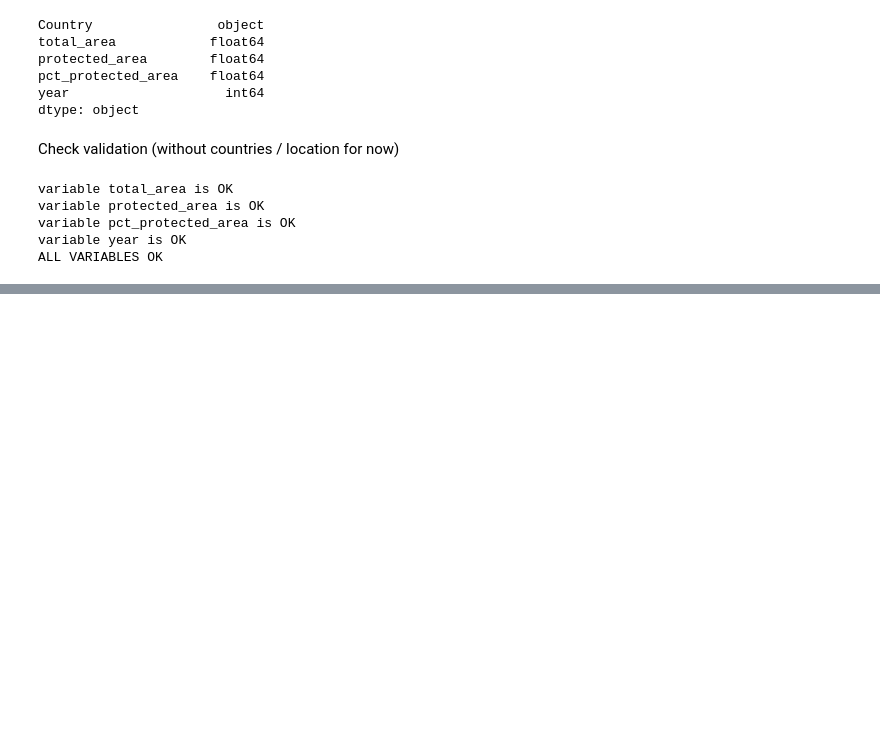
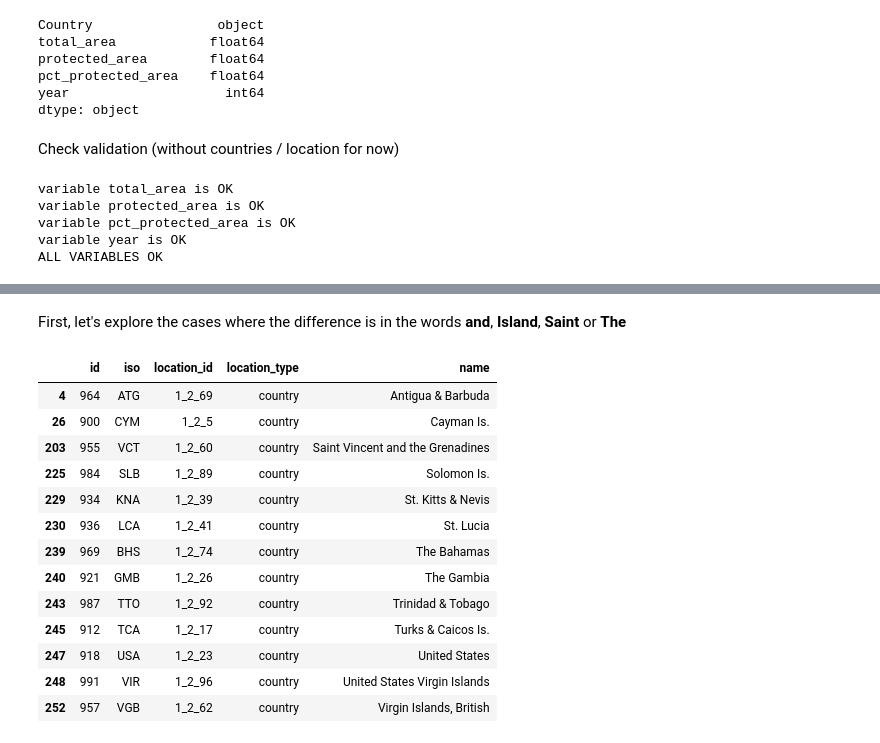
Before and after one commit to Vizzuality/mangrove-atlas, a Jupyter notebook: data/notebooks/Lab/areas_validator_test.ipynb, the cells around one changed output, grey strips where cells are left out. Cells and saved outputs as stored; diff of their text form; code cells hidden in the pictures; blank space fills up the shorter version.

```diff
--- a/data/notebooks/Lab/areas_validator_test.ipynb
+++ b/data/notebooks/Lab/areas_validator_test.ipynb
@@ -201,0 +266,19 @@ ALL VARIABLES OK
+# %% [markdown]
+First, let's explore the cases where the difference is in the words **and**, **Island**, **Saint** or **The**
+# %%
+locations[(locations['name'].str.contains('&|Is.|The|the|St.')) & (locations['location_type'] == 'country')]
+# %% [output]
+|  | id | iso | location_id | location_type | name |
+| 4 | 964 | ATG | 1_2_69 | country | Antigua & Barbuda |
+| 26 | 900 | CYM | 1_2_5 | country | Cayman Is. |
+| 203 | 955 | VCT | 1_2_60 | country | Saint Vincent and the Grenadines |
+| 225 | 984 | SLB | 1_2_89 | country | Solomon Is. |
+| 229 | 934 | KNA | 1_2_39 | country | St. Kitts & Nevis |
+| 230 | 936 | LCA | 1_2_41 | country | St. Lucia |
+| 239 | 969 | BHS | 1_2_74 | country | The Bahamas |
+| 240 | 921 | GMB | 1_2_26 | country | The Gambia |
+| 243 | 987 | TTO | 1_2_92 | country | Trinidad & Tobago |
+| 245 | 912 | TCA | 1_2_17 | country | Turks & Caicos Is. |
+| 247 | 918 | USA | 1_2_23 | country | United States |
+| 248 | 991 | VIR | 1_2_96 | country | United States Virgin Islands |
+| 252 | 957 | VGB | 1_2_62 | country | Virgin Islands, British |
```
Also changed, not shown: parts of 18 cells of this notebook.
